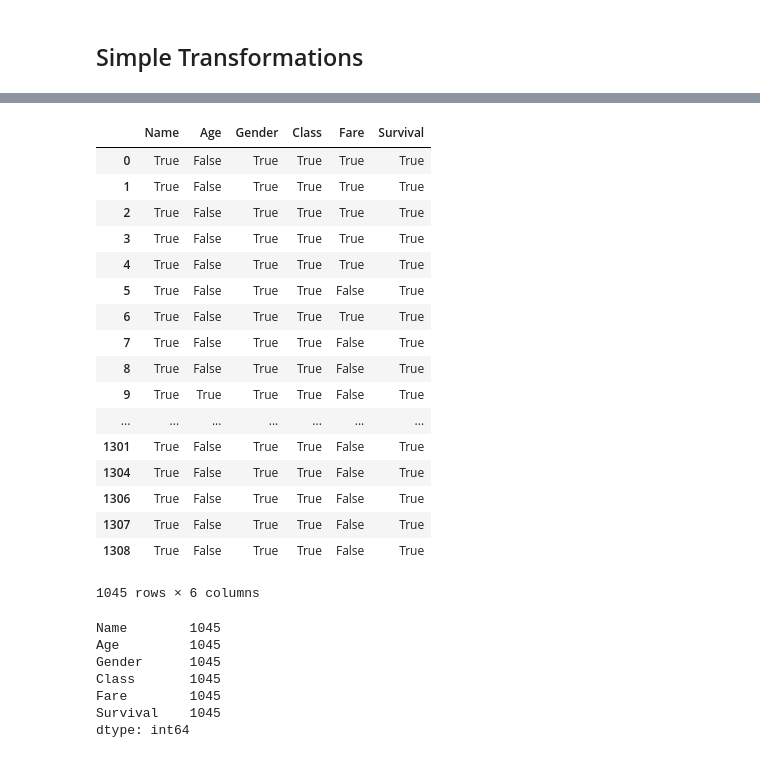
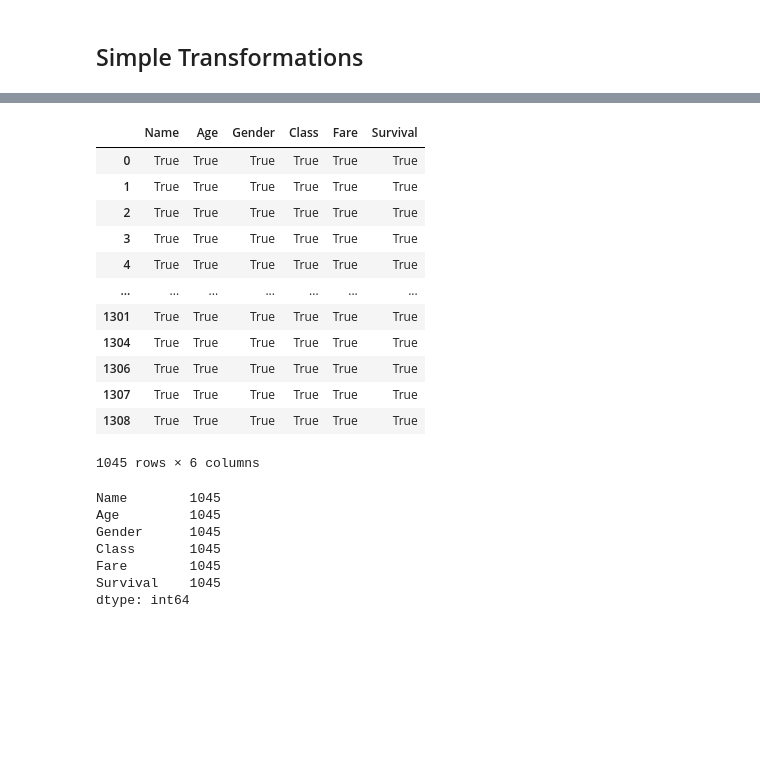
Before and after one commit to prat07/Tutorials, a Jupyter notebook: 1_Pandas_Tutorial.ipynb, the cells around one changed output, grey strips where cells are left out. Cells and saved outputs as stored; diff of their text form; code cells hidden in the pictures; blank space fills up the shorter version.

```diff
--- a/1_Pandas_Tutorial.ipynb
+++ b/1_Pandas_Tutorial.ipynb
@@ -1584,26 +1540,23 @@ df['Age'].map(f)
 Name: Age, Length: 1045, dtype: float64
 # %%
 #Element-wise transformation of entire dataframe
-f = lambda x: True if x > 70 else False
+f = lambda x: True if x != 0 else False
 df.applymap(f)
+
+# Deprecated since version 2.1.0, use map instead
 # %% [output]
 |  | Name | Age | Gender | Class | Fare | Survival |
-| 0 | True | False | True | True | True | True |
-| 1 | True | False | True | True | True | True |
-| 2 | True | False | True | True | True | True |
-| 3 | True | False | True | True | True | True |
-| 4 | True | False | True | True | True | True |
-| 5 | True | False | True | True | False | True |
-| 6 | True | False | True | True | True | True |
-| 7 | True | False | True | True | False | True |
-| 8 | True | False | True | True | False | True |
-| 9 | True | True | True | True | False | True |
+| 0 | True | True | True | True | True | True |
+| 1 | True | True | True | True | True | True |
+| 2 | True | True | True | True | True | True |
+| 3 | True | True | True | True | True | True |
+| 4 | True | True | True | True | True | True |
 | ... | ... | ... | ... | ... | ... | ... |
-| 1301 | True | False | True | True | False | True |
-| 1304 | True | False | True | True | False | True |
-| 1306 | True | False | True | True | False | True |
-| 1307 | True | False | True | True | False | True |
-| 1308 | True | False | True | True | False | True |
+| 1301 | True | True | True | True | True | True |
+| 1304 | True | True | True | True | True | True |
+| 1306 | True | True | True | True | True | True |
+| 1307 | True | True | True | True | True | True |
+| 1308 | True | True | True | True | True | True |
 1045 rows × 6 columns
 # %%
 #Row or column wise transformation on dataframe
```
Also changed, not shown: parts of 57 cells of this notebook.
